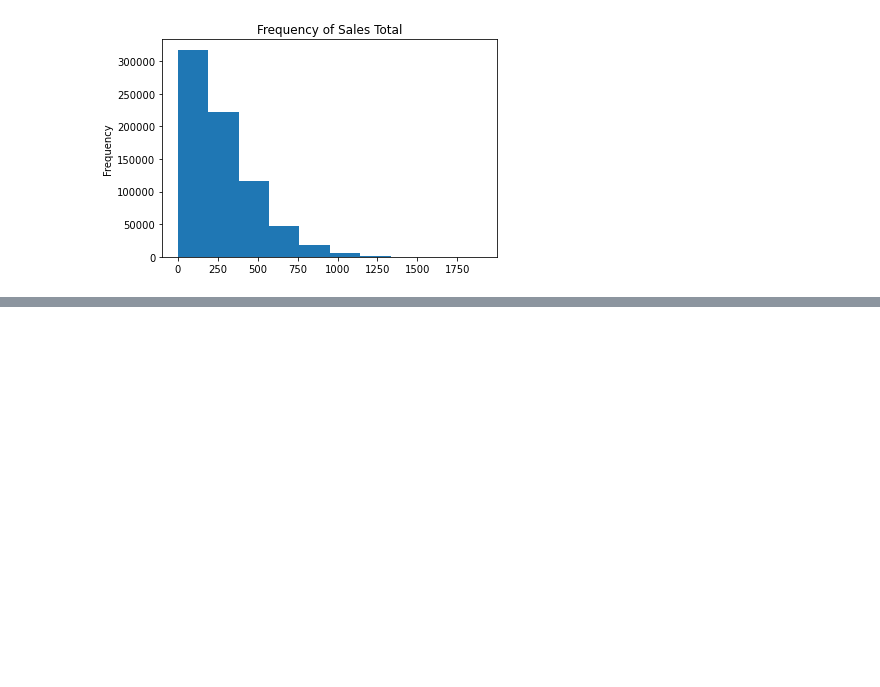
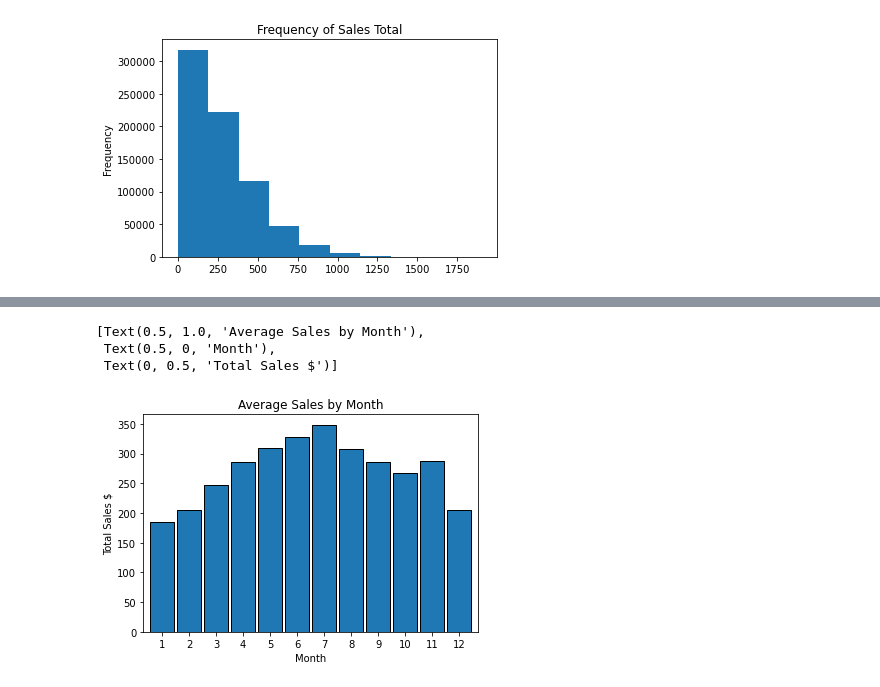
Before and after one commit to rachelrobbinsmayhill/time-series-exercises, a Jupyter notebook: explore.ipynb, the cells around one changed output, grey strips where cells are left out. Cells and saved outputs as stored; diff of their text form; code cells hidden in the pictures; blank space fills up the shorter version.

```diff
--- a/explore.ipynb
+++ b/explore.ipynb
@@ -95,2 +104,10 @@ y.plot.hist(title = 'Frequency of Sales Total')
 # %%
 #treat components of the date as separate categorical feature.
+ax = y.groupby(y.index.month).mean().plot.bar(width = .9, ec = 'black')
+plt.xticks(rotation = 0)
+ax.set(title='Average Sales by Month', xlabel='Month', ylabel='Total Sales $')
+# %% [output]
+[Text(0.5, 1.0, 'Average Sales by Month'),
+ Text(0.5, 0, 'Month'),
+ Text(0, 0.5, 'Total Sales $')]
+[figure, added]
```
Also changed, not shown: parts of 31 cells of this notebook.
